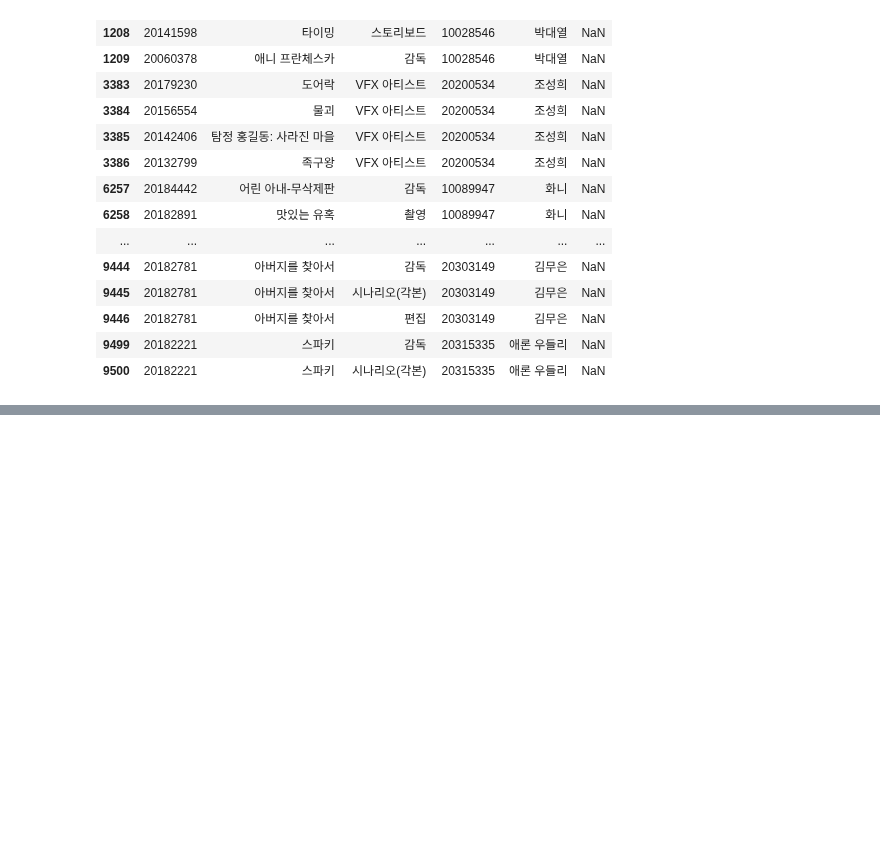
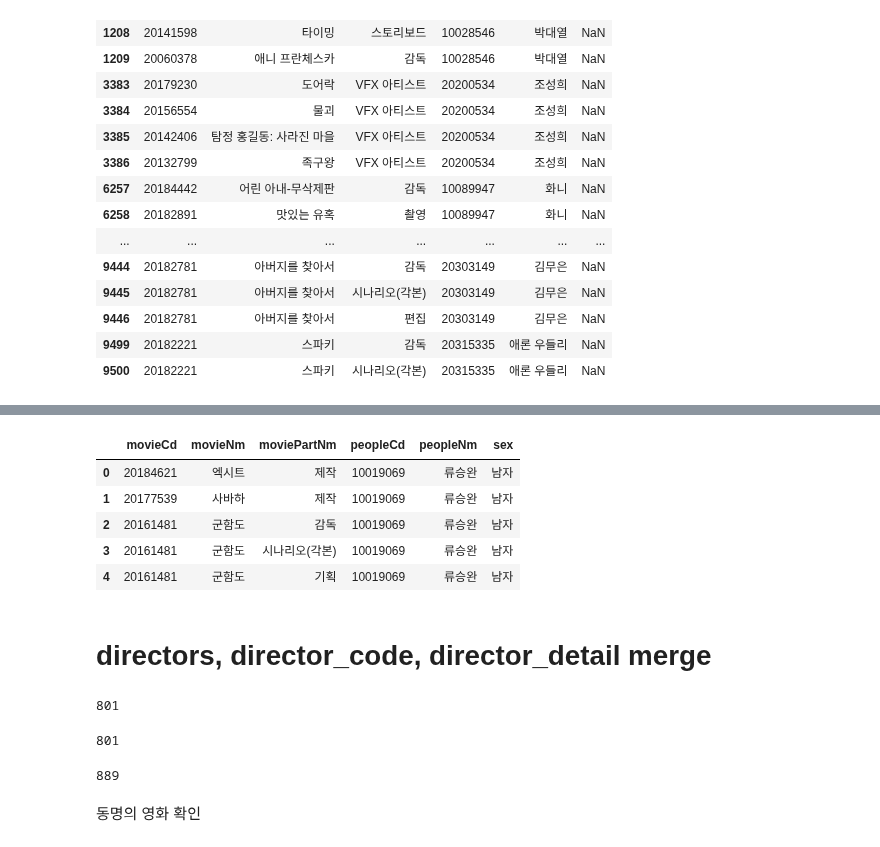
Before and after one commit to kim4pb/Female-led-Korean-Films, a Jupyter notebook: 02.EDA/EDA_directors.ipynb, the cells around one changed output, grey strips where cells are left out. Drawn from its saved outputs; the diff is of its cells as text; code cells hidden in the pictures; blank space fills up the shorter version.

```diff
--- a/02.EDA/EDA_wooju.ipynb
+++ b/02.EDA/EDA_directors.ipynb
@@ -235,0 +256,25 @@ director_detail.to_csv('../01.Data_Collection/director_detail.csv', index=False)
+# %%
+director_detail.head()
+# %% [output]
+|  | movieCd | movieNm | moviePartNm | peopleCd | peopleNm | sex |
+| 0 | 20184621 | 엑시트 | 제작 | 10019069 | 류승완 | 남자 |
+| 1 | 20177539 | 사바하 | 제작 | 10019069 | 류승완 | 남자 |
+| 2 | 20161481 | 군함도 | 감독 | 10019069 | 류승완 | 남자 |
+| 3 | 20161481 | 군함도 | 시나리오(각본) | 10019069 | 류승완 | 남자 |
+| 4 | 20161481 | 군함도 | 기획 | 10019069 | 류승완 | 남자 |
+# %% [markdown]
+# directors, director_code, director_detail merge
+# %%
+directors['movieNm'].nunique()
+# %% [output]
+801
+# %%
+director_code['movieNm'].nunique()
+# %% [output]
+801
+# %%
+len(directors)
+# %% [output]
+889
+# %% [markdown]
+동명의 영화 확인
```
Also changed, not shown: parts of 39 cells of this notebook, 1 other file.
